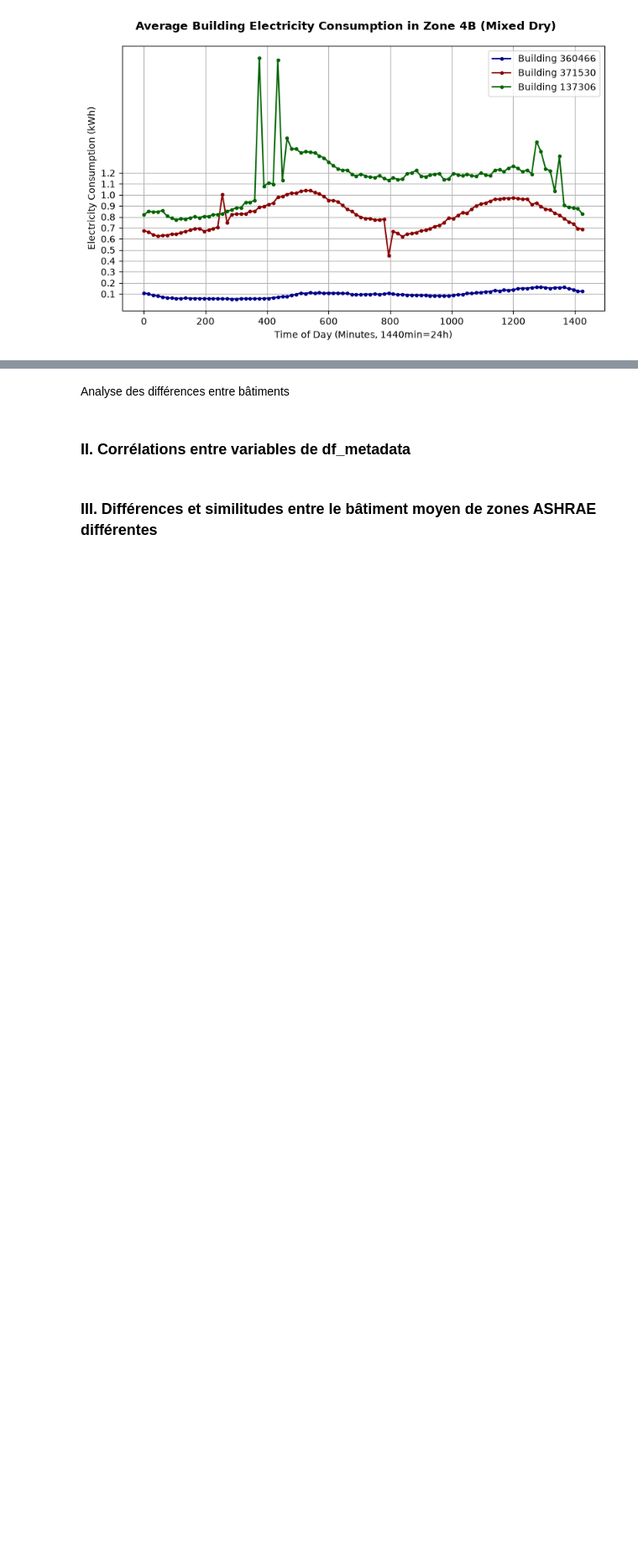
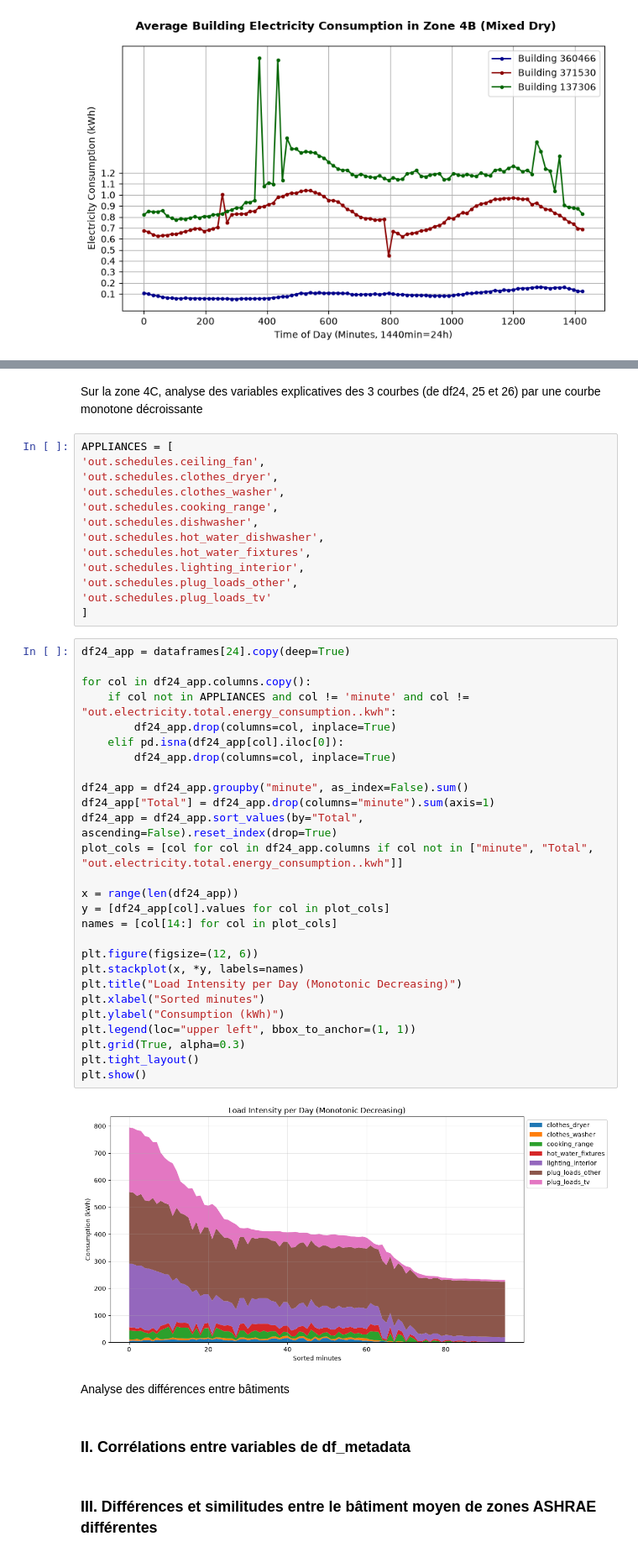
Before and after one commit to BOUBAKERAMDY/FlexiMax, a Jupyter notebook: notebooks1/03_visualisation1/courbes_de_charge.ipynb, the cells around one changed output, grey strips where cells are left out. Shown at 84% size. Saved outputs shown, nothing was run; the diff lists cells and outputs as text; blank space fills up the shorter version.

Commit message:
Graphique décroissant monotonne

```diff
--- a/notebooks1/03_visualisation1/courbes_de_charge.ipynb
+++ b/notebooks1/03_visualisation1/courbes_de_charge.ipynb
@@ -778,6 +765,50 @@ plt.tight_layout()
 plt.show()
 # %% [output]
 [figure]
+# %% [markdown]
+Sur la zone 4C, analyse des variables explicatives des 3 courbes (de df24, 25 et 26) par une courbe monotone décroissante
+# %%
+APPLIANCES = [
+'out.schedules.ceiling_fan',
+'out.schedules.clothes_dryer',
+'out.schedules.clothes_washer',
+'out.schedules.cooking_range',
+'out.schedules.dishwasher',
+'out.schedules.hot_water_dishwasher',
+'out.schedules.hot_water_fixtures',
+'out.schedules.lighting_interior',
+'out.schedules.plug_loads_other',
+'out.schedules.plug_loads_tv'
+]
+# %%
+df24_app = dataframes[24].copy(deep=True)
+
+for col in df24_app.columns.copy():
+    if col not in APPLIANCES and col != 'minute' and col != "out.electricity.total.energy_consumption..kwh":
+        df24_app.drop(columns=col, inplace=True)
+    elif pd.isna(df24_app[col].iloc[0]):
+        df24_app.drop(columns=col, inplace=True)
+
+df24_app = df24_app.groupby("minute", as_index=False).sum()
+df24_app["Total"] = df24_app.drop(columns="minute").sum(axis=1)
+df24_app = df24_app.sort_values(by="Total", ascending=False).reset_index(drop=True)
+plot_cols = [col for col in df24_app.columns if col not in ["minute", "Total", "out.electricity.total.energy_consumption..kwh"]]
+
+x = range(len(df24_app))
+y = [df24_app[col].values for col in plot_cols]
+names = [col[14:] for col in plot_cols]
+
+plt.figure(figsize=(12, 6))
+plt.stackplot(x, *y, labels=names)
+plt.title("Load Intensity per Day (Monotonic Decreasing)")
+plt.xlabel("Sorted minutes")
+plt.ylabel("Consumption (kWh)")
+plt.legend(loc="upper left", bbox_to_anchor=(1, 1))
+plt.grid(True, alpha=0.3)
+plt.tight_layout()
+plt.show()
+# %% [output]
+[figure, added]
 # %% [markdown]
 Analyse des différences entre bâtiments
 # %% [markdown]
```
Also changed, not shown: parts of 13 cells of this notebook.
